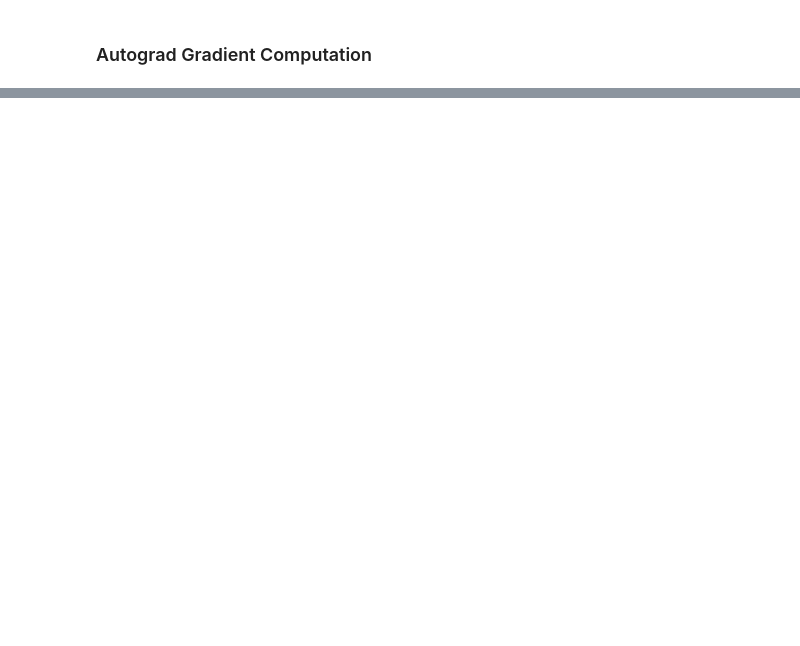
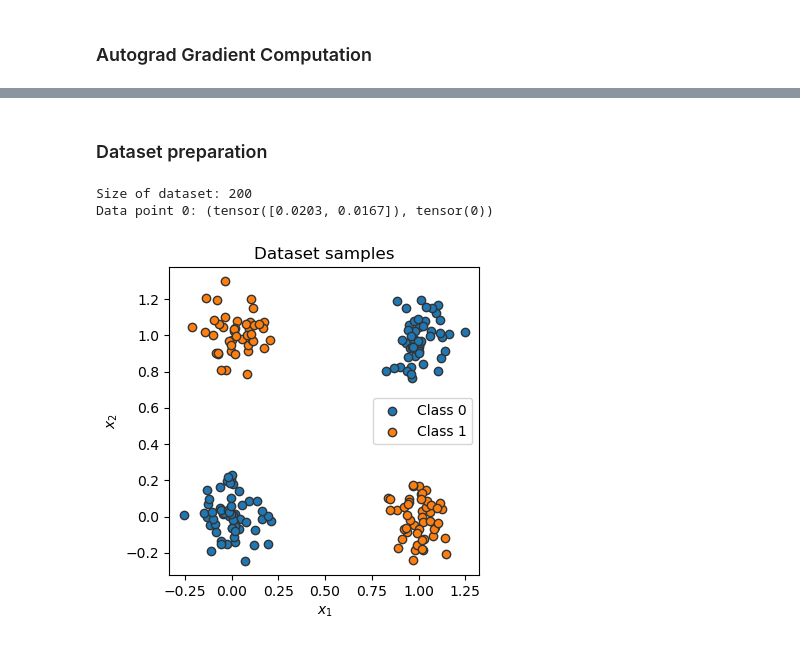
Before and after one commit to Oybek90/Pytorch_tutorial, a Jupyter notebook: Pytorch_basics.ipynb, the cells around one changed output, grey strips where cells are left out. Saved outputs shown, nothing was run; the diff lists cells and outputs as text; code cells hidden in the pictures; blank space fills up the shorter version.

```diff
--- a/Pytorch_basics.ipynb
+++ b/Pytorch_basics.ipynb
@@ -162,0 +235,2 @@ tensor([2.8563, 2.0638, 2.0219])
+# %% [markdown]
+### Dataset preparation
@@ -162,0 +277,28 @@ tensor([2.8563, 2.0638, 2.0219])
+# %%
+dataset = XORDataset(size=200)
+print("Size of dataset:", len(dataset))
+print("Data point 0:", dataset[0])
+# %% [output]
+Size of dataset: 200
+Data point 0: (tensor([0.0203, 0.0167]), tensor(0))
+# %%
+def visualize_samples(data, label):
+    if isinstance(data, torch.Tensor):
+        data = data.cpu().numpy()
+    if isinstance(label, torch.Tensor):
+        label = label.cpu().numpy()
+    data_0 = data[label == 0]
+    data_1 = data[label == 1]
+
+    plt.figure(figsize=(4,4))
+    plt.scatter(data_0[:,0], data_0[:,1], edgecolor="#333", label="Class 0")
+    plt.scatter(data_1[:,0], data_1[:,1], edgecolor="#333", label="Class 1")
+    plt.title("Dataset samples")
+    plt.ylabel(r"$x_2$")
+    plt.xlabel(r"$x_1$")
+    plt.legend()
+# %%
+visualize_samples(dataset.data, dataset.label)
+plt.show()
+# %% [output]
+[figure, added]
```
Also changed, not shown: parts of 20 cells of this notebook.
